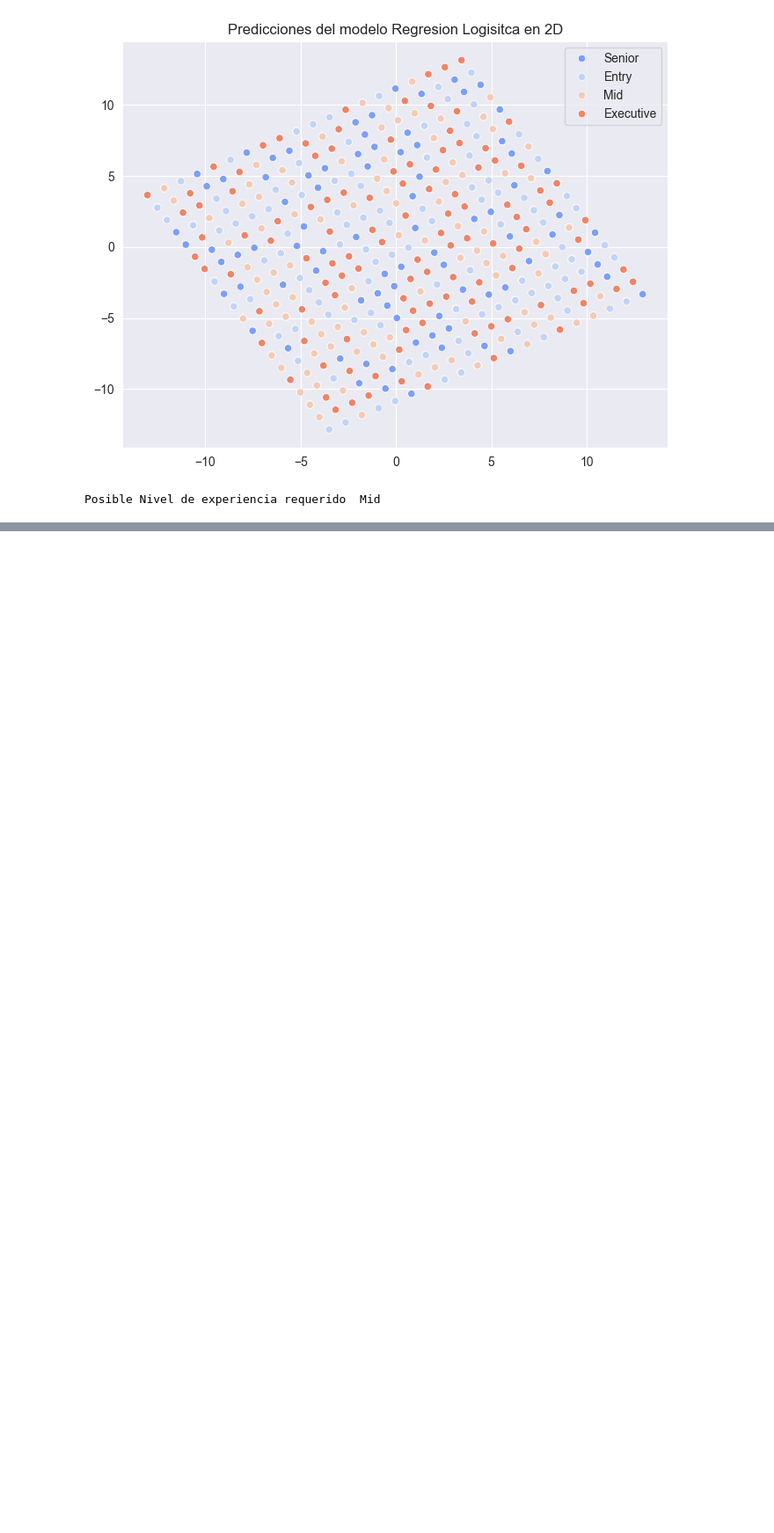
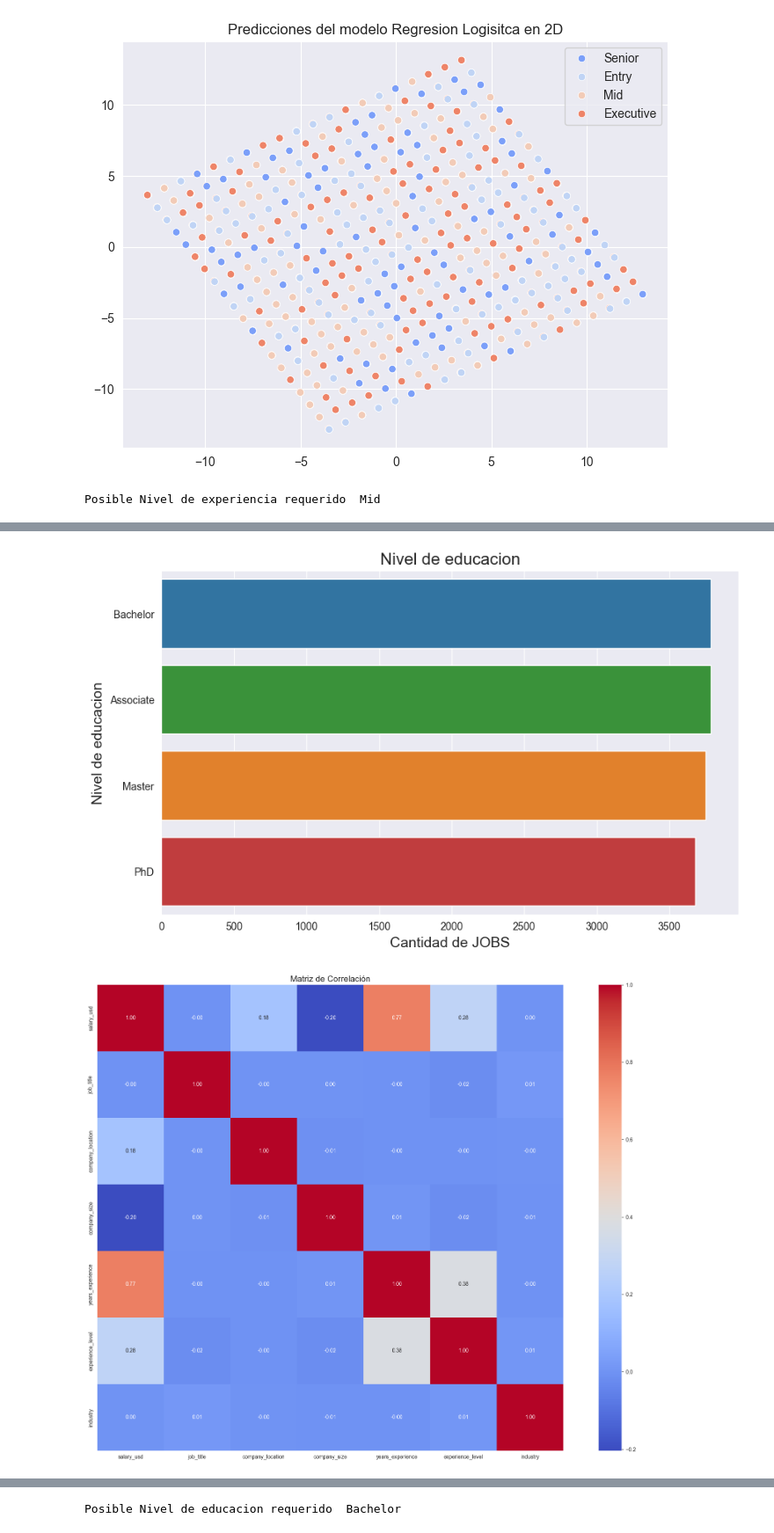
Before and after one commit to Wilmar21/Global_IA_Job_Market_Analysis, a Jupyter notebook: JobsIA.ipynb, the cells around one changed output, grey strips where cells are left out. Shown at 88% size. Drawn from its saved outputs; the diff is of its cells as text; code cells hidden in the pictures; blank space fills up the shorter version.

Commit message:
modelos de clasificacion

```diff
--- a/JobsIA.ipynb
+++ b/JobsIA.ipynb
@@ -1105,2 +1096,77 @@ jobsDatesetLogistica.head()
 # %%
 #jobsDatesetLogistica.to_excel('IaJobsLogistica.xlsx', index=False)
+# %%
+from sklearn.ensemble import RandomForestClassifier
+from sklearn.model_selection import train_test_split
+
+jobsDatesetRandomForestClassifier = jobsDatasetClean.copy()
+
+mapeo_categorias = {
+    0: 'Associate',
+    1: 'Bachelor',
+    2: 'Master',
+    3: 'PhD'
+}
+
+jobsDatesetRandomForestClassifier['education_required'] = jobsDatesetRandomForestClassifier['education_required'].map(mapeo_categorias)
+
+plt.figure(figsize=(10, 6))
+sns.countplot(y='education_required', data=jobsDatesetRandomForestClassifier, order=jobsDatesetRandomForestClassifier['education_required'].value_counts().index, hue='education_required', dodge=False)
+plt.title('Nivel de educacion', fontsize=16)
+plt.xlabel('Cantidad de JOBS', fontsize=14)
+plt.ylabel('Nivel de educacion', fontsize=14)
+plt.legend([], [], frameon=False)  # Oculta la leyenda innecesaria
+plt.show()
+
+nombreColumnas = ['salary_usd', 'job_title', 'company_location', 'company_size','years_experience', 'experience_level','industry','education_required']
+jobsDatesetRandomForestClassifier = jobsDatesetRandomForestClassifier[nombreColumnas].copy()
+
+# Calcular la matriz de correlación
+numeric_df = jobsDatesetRandomForestClassifier.select_dtypes(include=['float64', 'int64'])
+correlation_matrix = numeric_df.corr()
+plt.figure(figsize=(24, 16))
+sns.heatmap(correlation_matrix, annot=True, fmt='.2f', cmap='coolwarm', square=True)
+plt.title('Matriz de Correlación', fontsize=16)
+plt.show()
+
+variableObjetivo = jobsDatesetRandomForestClassifier['education_required']
+jobsDatesetRandomForestClassifier = jobsDatesetRandomForestClassifier.drop(columns=['education_required'])
+
+# Creacion de los conjuntos de datos para el modelo de prediccion
+X_train, X_test, y_train, y_test = train_test_split(jobsDatesetRandomForestClassifier, variableObjetivo, test_size=0.2, random_state=42)
+
+modelRFClassifier = RandomForestClassifier(n_estimators=200, random_state=42)
+modelRFClassifier.fit(X_train, y_train)
+
+y_pred = modelRFClassifier.predict(X_test)
+
+print("Matriz confuncision: ")
+print(confusion_matrix(y_test, y_pred))
+
+print("Reporte clasificacion: ")
+print(classification_report(y_test, y_pred))
+
+pca = PCA(n_components=2)
+X_pca = pca.fit_transform(X_test)
+
+plt.figure(figsize=(8,6))
+sns.scatterplot(x=X_pca[:, 0], y=X_pca[:, 1], hue=y_pred, palette='coolwarm')
+plt.title("Predicciones del modelo Random Forest clasififcador en 2D")
+plt.show()
+
+evaluarCasoPrueba = pandas.DataFrame({
+    'salary_usd': [11.935752],
+    'job_title': [5],
+    'company_location': [17],
+    'company_size': [1],
+    'years_experience': [1.414214],
+    'experience_level': [2],
+    'industry': [9]
+}
+)
+
+prediccionRFClassifier = modelRFClassifier.predict(evaluarCasoPrueba)
+print("Posible Nivel de educacion requerido ", prediccionRFClassifier[0])
+# %% [output]
+[figure, added]
+[figure, added]
@@ -1106,0 +1190 @@ jobsDatesetLogistica.head()
+Posible Nivel de educacion requerido  Bachelor
```
Also changed, not shown: parts of 3 cells of this notebook.
